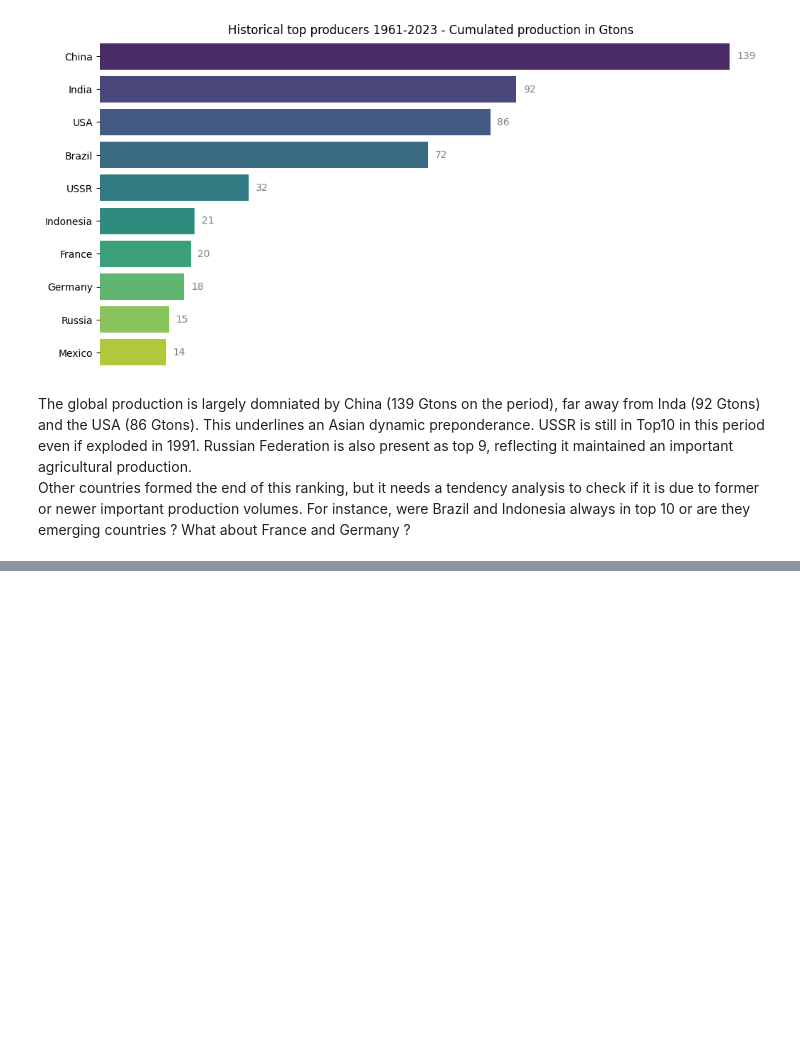
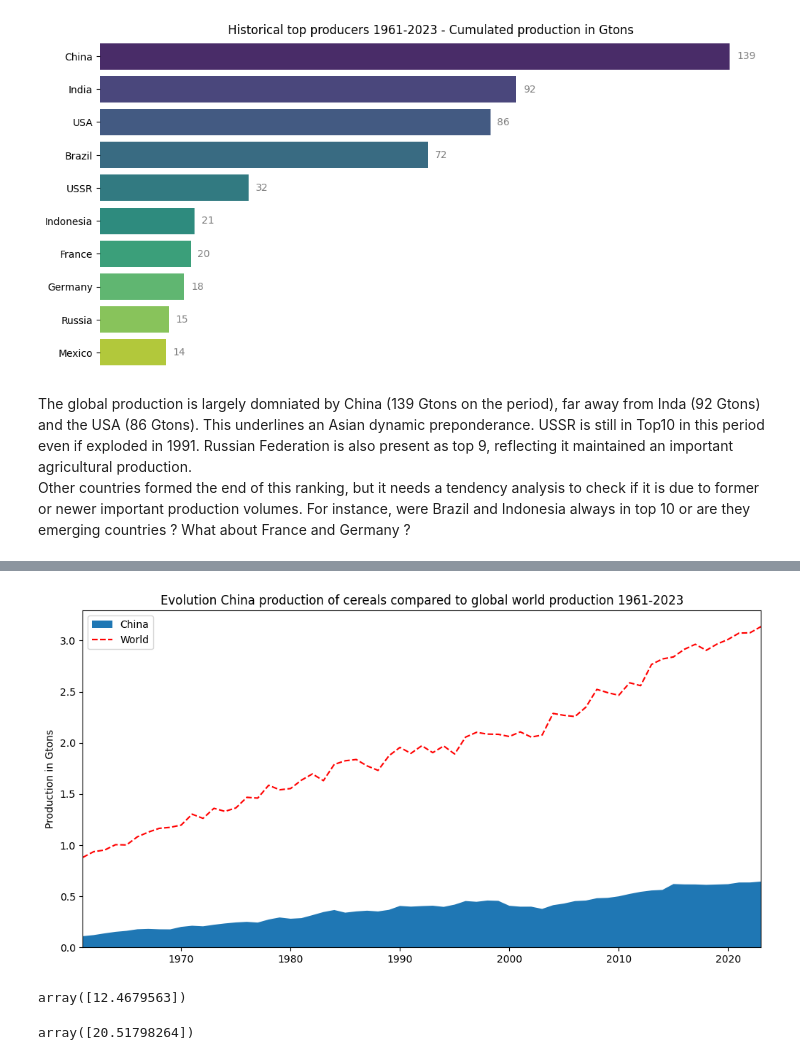
Before and after one commit to SimFour64/fao_analysis, a Jupyter notebook: notebooks/04_Report on Agricultural Production.ipynb, the cells around one changed output, grey strips where cells are left out. Drawn from its saved outputs; the diff is of its cells as text; code cells hidden in the pictures; blank space fills up the shorter version.

```diff
--- a/notebooks/04_Report on Agricultural Production.ipynb
+++ b/notebooks/04_Report on Agricultural Production.ipynb
@@ -87,0 +199,27 @@ Other countries formed the end of this ranking, but it needs a tendency analysis
+# %%
+historic_cereals_china = get_historical_production(df_prod, ["China"], period=[1961,2023], product="Cereals, primary")
+historic_cereals_world = get_historical_production(df_prod, countries, period=[1961,2023], product="Cereals, primary").sum()
+
+plt.figure(figsize=(12,6))
+plt.stackplot(historic_cereals_china.columns,
+             historic_cereals_china,
+             labels=["China"])
+
+sns.lineplot(data=historic_cereals_world, label="World", color="r", ls="--")
+
+plt.title("Evolution China production of cereals compared to global world production 1961-2023")
+plt.xlim([1961,2023])
+plt.xlabel(None)
+plt.ylabel("Production in Gtons")
+
+plt.show()
+# %% [output]
+[figure, added]
+# %%
+historic_cereals_china[1961].values / historic_cereals_world[1961] * 100
+# %% [output]
+array([12.4679563])
+# %%
+historic_cereals_china[2023].values / historic_cereals_world[2023] * 100
+# %% [output]
+array([20.51798264])
```
Also changed, not shown: parts of 39 cells of this notebook, 6 other files.
